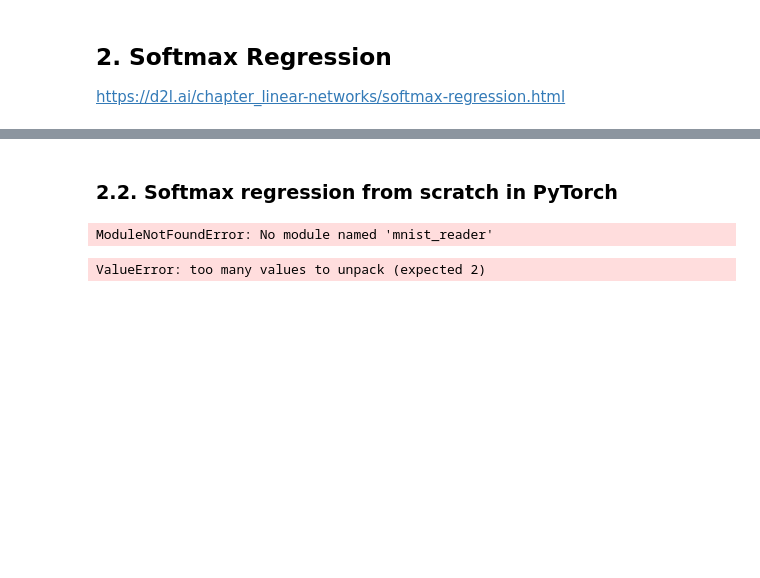
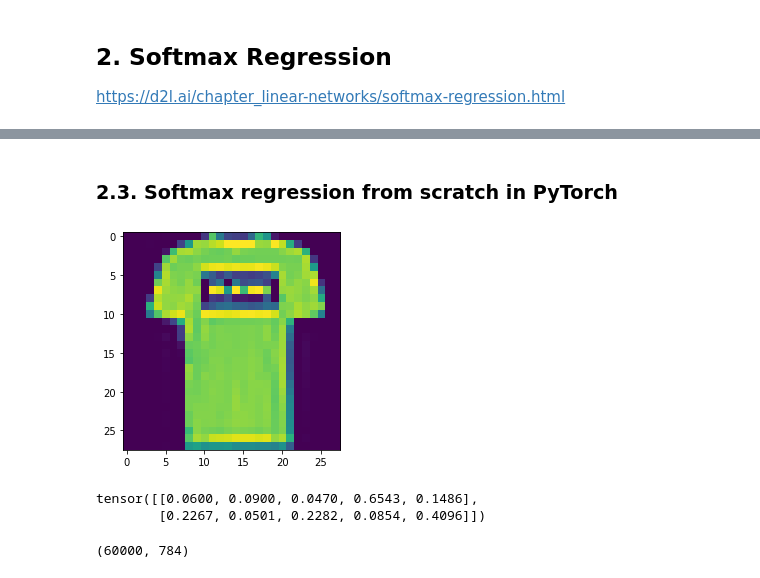
Before and after one commit to zafarrafii/Deep-Learning, a Jupyter notebook: Tests.ipynb, the cells around one changed output, grey strips where cells are left out. Drawn from its saved outputs; the diff is of its cells as text; code cells hidden in the pictures; blank space fills up the shorter version.

```diff
--- a/Tests.ipynb
+++ b/Tests.ipynb
@@ -420,14 +453,24 @@ for i in range(number_epochs):
 # %% [markdown]
-### 2.2. Softmax regression from scratch in PyTorch
+### 2.3. Softmax regression from scratch in PyTorch
 # %%
+import torch
 import torchvision
 from torch.utils import data
+import numpy as np
 
-# Get the dataset (convert the data to 32-bit floating point tensors in [0, 1])
-fmnist_train = torchvision.datasets.FashionMNIST(
-    root="data", train=True, transform=torchvision.transforms.ToTensor(), download=True)
-fmnist_test = torchvision.datasets.FashionMNIST(
-    root="data", train=False, transform=torchvision.transforms.ToTensor(), download=True)
+# Get the dataset (convert the image data from PIL type to 32-bit floating point tensors in [0, 1])
+fmnist_train = torchvision.datasets.FashionMNIST(root="data", train=True, download=True,
+                                                 transform=torchvision.transforms.ToTensor())
+fmnist_test = torchvision.datasets.FashionMNIST(root="data", train=False, download=True,
+                                                transform=torchvision.transforms.ToTensor())
 
-# Define the labels
-text_labels = ['t-shirt', 'trouser', 'pullover', 'dress', 'coat', 'sandal', 'shirt', 'sneaker', 'bag', 'ankle boot']
+# Initialize the parameters to recover, requiring the gradients to be computed
+input_size = np.prod(np.shape(fmnist_train[0][0]))
+output_size = 10
+W = torch.normal(0, 0.01, size=(input_size, output_size), requires_grad=True)
+b = torch.zeros(output_size, requires_grad=True)
+
+
+
+number_train = len(fmnist_train)
+number_test = len(fmnist_test)
@@ -436,11 +477,29 @@ a = [i[1] for i in fmnist_train]
-# %%
-import mnist_reader
-X_train, y_train = mnist_reader.load_mnist('data/fashion', kind='train')
-X_test, y_test = mnist_reader.load_mnist('data/fashion', kind='t10k')
-# %% [output]
-ModuleNotFoundError: No module named 'mnist_reader'
+# %%
+import matplotlib.pyplot as plt
+
+X = fmnist_train[1][0][0].numpy().astype(float)
+
+plt.figure()
+plt.imshow(X)
+plt.show()
+# %% [output]
+[figure, added]
 # %%
+def softmax(X):
+    X_exp = torch.exp(X)
+    return X_exp / X_exp.sum(1, keepdim=True)
 
-X, y = data.DataLoader(fmnist_train, batch_size=1, shuffle=True)
+X = torch.normal(0, 1, (2, 5))
+X_prob = softmax(X)
+X_prob, X_prob.sum(1)
+
+softmax(X)
 # %% [output]
-ValueError: too many values to unpack (expected 2)
+tensor([[0.0600, 0.0900, 0.0470, 0.6543, 0.1486],
+        [0.2267, 0.0501, 0.2282, 0.0854, 0.4096]])
+# %%
+o = torch.matmul(reshape(X, (number_train, input_size)), W) + b
+o_exp = torch.exp(o)
+y = o_exp / o_exp.sum
+# %% [output]
+(60000, 784)
```
Also changed, not shown: parts of 6 cells of this notebook.
